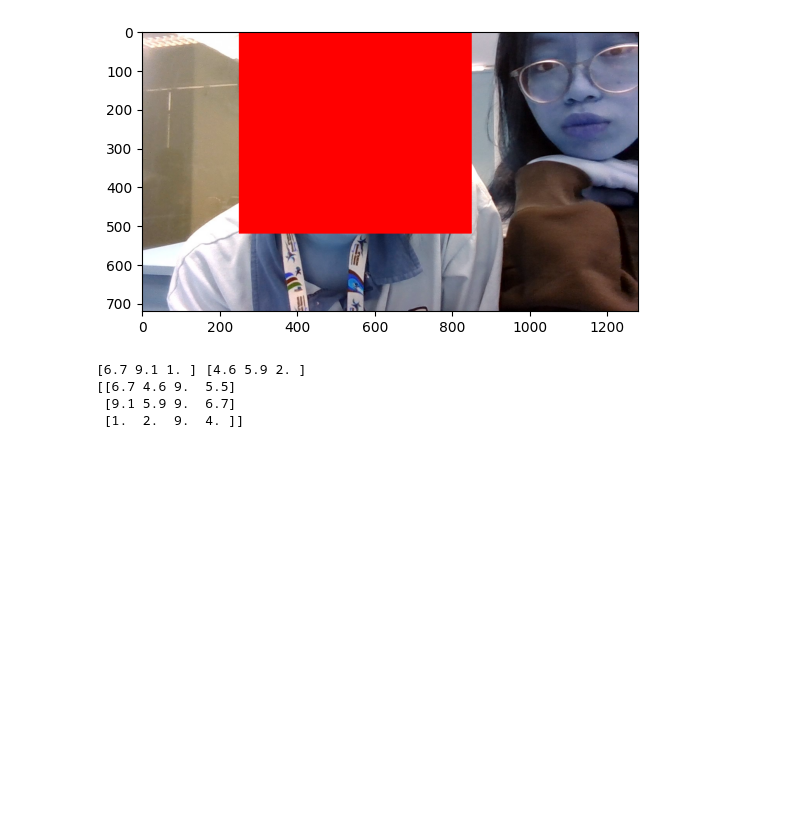
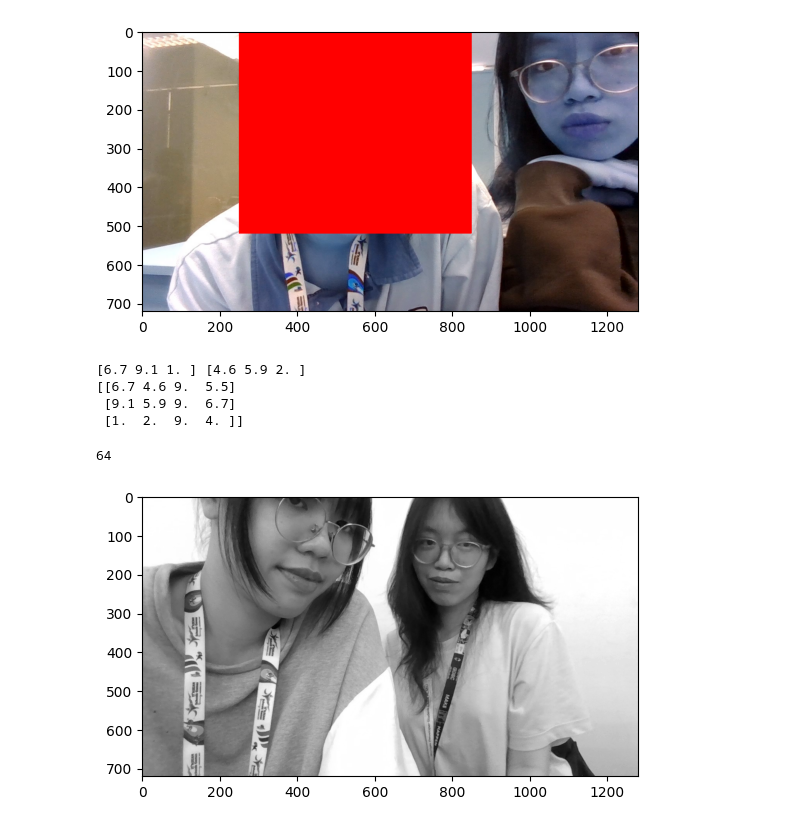
Before and after one commit to Jenniferduong20012004/JennyLearningAI, a Jupyter notebook: vector_and_matrix.ipynb, the cells around one changed output. Cells and saved outputs as stored; diff of their text form; code cells hidden in the pictures; blank space fills up the shorter version.

```diff
--- a/vector_and_matrix.ipynb
+++ b/vector_and_matrix.ipynb
@@ -228,3 +228,19 @@ print (table)
 [[6.7 4.6 9.  5.5]
  [9.1 5.9 9.  6.7]
  [1.  2.  9.  4. ]]
+# %%
+#dot product
+v1 = np.array ([1,4,7])
+v2 = np.array ([2,5,6])
+print (v1.dot(v2))
+# %% [output]
+64
+# %%
+#use dot product to produce gray image from colorful picture
+import cv2
+use_dot = cv2.imread('/content/drive/MyDrive/TA cal2/WIN_20240111_13_36_44_Pro.jpg',1)
+use_dot = use_dot.dot ([0.072,0.715,0.213])#BRG
+plt.imshow(use_dot, cmap= 'gray')
+plt.show()
+# %% [output]
+[figure, added]
```
